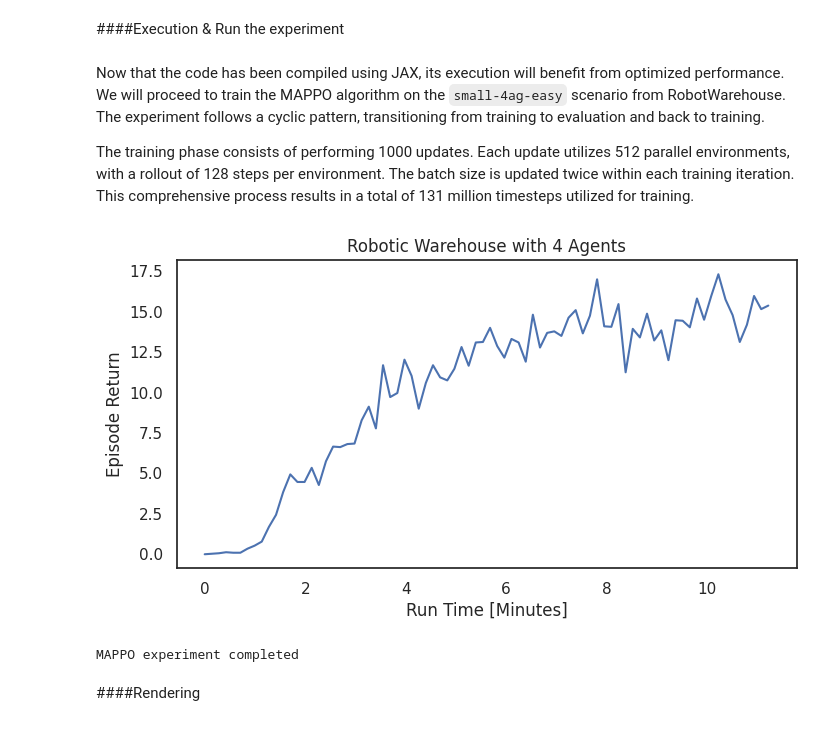
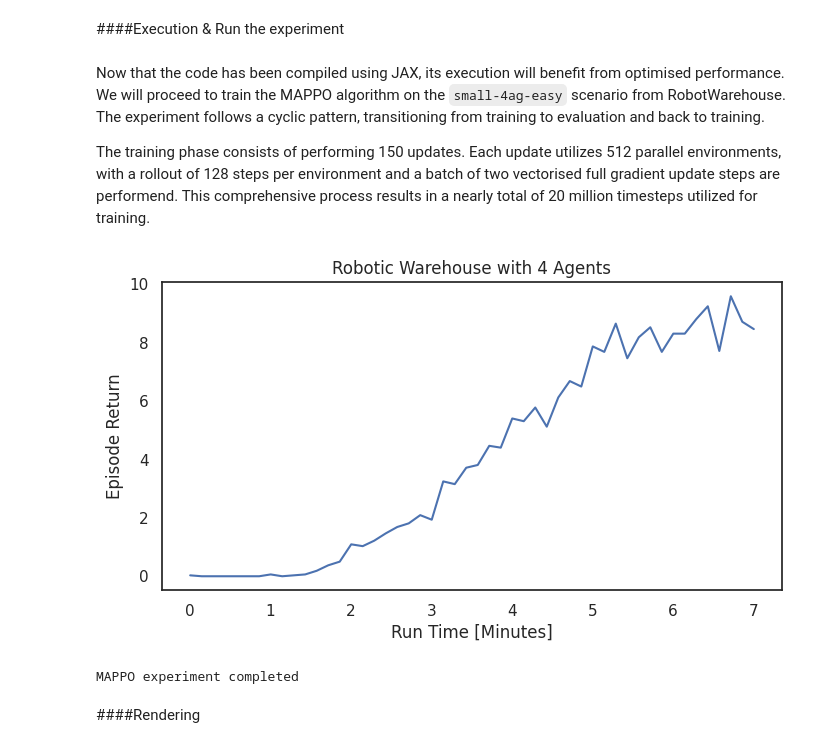
Before and after one commit to instadeepai/Mava, a Jupyter notebook: Quickstart.ipynb, the cells around one changed output. Drawn from its saved outputs; the diff is of its cells as text; code cells hidden in the pictures.

```diff
--- a/Quickstart.ipynb
+++ b/Quickstart.ipynb
@@ -509,12 +610,13 @@ The configuration encompasses established hyperparameters, yet due to the utiliz
 # %%
 config = {
-        "lr": 2.5e-4,
+        "actor_lr": 2.5e-4,
+        "critic_lr": 2.5e-4,
         "update_batch_size": 2,
         "rollout_length": 128,
-        "num_updates": 1000,
+        "num_updates": 150,
         "num_envs": 512,
-        "ppo_epochs": 4,
-        "num_minibatches": 8,
+        "ppo_epochs": 16,
+        "num_minibatches": 32,
         "gamma": 0.99,
         "gae_lambda": 0.95,
         "clip_eps": 0.2,
@@ -523,8 +625,9 @@ config = {
         "max_grad_norm": 0.5,
         "env_name": "RobotWarehouse-v0",
         "num_eval_episodes": 32,
-        "num_evaluation": 80,
+        "num_evaluation": 50,
         "evaluation_greedy": False,
+        "add_agent_id": True,
         "seed":42
     }
 # %% [markdown]
@@ -540,11 +645,14 @@ We use a series of wrappers to configure the training and evaluation environment
 # %%
-# Create envs
 env = jumanji.make(config["env_name"])
 env = RwareMultiAgentWithGlobalStateWrapper(env)
+if config["add_agent_id"]:
+    env = AgentIDWrapper(env=env, has_global_state=True)
 env = AutoResetWrapper(env)
 env = LogWrapper(env)
 eval_env = jumanji.make(config["env_name"])
 eval_env = RwareMultiAgentWithGlobalStateWrapper(eval_env)
+if config["add_agent_id"]:
+    eval_env = AgentIDWrapper(env=eval_env, has_global_state=True)
 # %% [markdown]
 ####The Learner and Evaluator Setup
 # %%
@@ -552,15 +660,14 @@ eval_env = RwareMultiAgentWithGlobalStateWrapper(eval_env)
 rng, rng_e, rng_p = jax.random.split(jax.random.PRNGKey(config["seed"]), num=3)
 
 # Setup learner.
-learn, network, learner_state = learner_setup(env, (rng, rng_p), config)
+learn, actor_network, learner_state = learner_setup(env, (rng, rng_p), config)
 
 # Setup evaluator.
-evaluator, _,(trained_params, eval_rngs) = evaluator_setup(
-    eval_env=eval_env,
-    rng_e=rng_e,
-    network=network,
-    params=learner_state.params,
-    config=config,
-    centralised_critic=True,
-)
+evaluator, absolute_metric_evaluator, (trained_params, eval_rngs) = evaluator_setup(
+        eval_env=eval_env,
+        rng_e=rng_e,
+        network=actor_network,
+        params=learner_state.params.actor_params,
+        config=config,
+    )
 # %% [markdown]
@@ -622,44 +729,42 @@ COMPILATION: Elapsed time=79.94s, SPS=1.97e+04
 # %% [markdown]
 ####Execution & Run the experiment
 # %% [markdown]
-Now that the code has been compiled using JAX, its execution will benefit from optimized performance. We will proceed to train the MAPPO algorithm on the `small-4ag-easy` scenario from RobotWarehouse. The experiment follows a cyclic pattern, transitioning from training to evaluation and back to training.
+Now that the code has been compiled using JAX, its execution will benefit from optimised performance. We will proceed to train the MAPPO algorithm on the `small-4ag-easy` scenario from RobotWarehouse. The experiment follows a cyclic pattern, transitioning from training to evaluation and back to training.
 
-The training phase consists of performing 1000 updates. Each update utilizes 512 parallel environments, with a rollout of 128 steps per environment. The batch size is updated twice within each training iteration. This comprehensive process results in a total of 131 million timesteps utilized for training.
+The training phase consists of performing 150 updates. Each update utilizes 512 parallel environments, with a rollout of 128 steps per environment and a batch of two vectorised full gradient update steps are performend. This comprehensive process results in a nearly total of 20 million timesteps utilized for training.
 # %%
 start_time=time.time()
 for i in range(config["num_evaluation"]):
     # Train.
-    with TimeIt(
-        tag=("COMPILATION" if i == 0 else "EXECUTION"),
-        environment_steps=timesteps_per_training,
-    ):
+    with TimeIt("EXECUTION",environment_steps=timesteps_per_training,):
         learner_output = learn(learner_state)
         jax.block_until_ready(learner_output)
 
 
     # Prepare for evaluation.
     trained_params = jax.tree_util.tree_map(
-        lambda x: x[:, 0, ...], learner_output.learner_state.params
+            lambda x: x[:, 0, ...],
+            learner_output.learner_state.params.actor_params,  # Select only actor params
     )
     rng_e, *eval_rngs = jax.random.split(rng_e, n_devices + 1)
     eval_rngs = jnp.stack(eval_rngs)
     eval_rngs = eval_rngs.reshape(n_devices, -1)
 
     # Evaluate.
     evaluator_output = evaluator(trained_params, eval_rngs)
     jax.block_until_ready(evaluator_output)
     ep_returns=plot_performance(evaluator_output, ep_returns, start_time)
 
     # Update runner state to continue training.
     learner_state = learner_output.learner_state
 
 # Return trained params to be used for rendering or testing.
 trained_params= jax.tree_util.tree_map(
-    lambda x: x[0, 0, ...], learner_output.learner_state.params
+    lambda x: x[0, 0, ...], learner_output.learner_state.params.actor_params
 )
 print(f"{Fore.CYAN}{Style.BRIGHT}MAPPO experiment completed{Style.RESET_ALL}")
 # %% [output]
-[figure, old version]
+[figure, new version]
 MAPPO experiment completed
 # %% [markdown]
 ####Rendering
```
Also changed, not shown: parts of 19 cells of this notebook.
